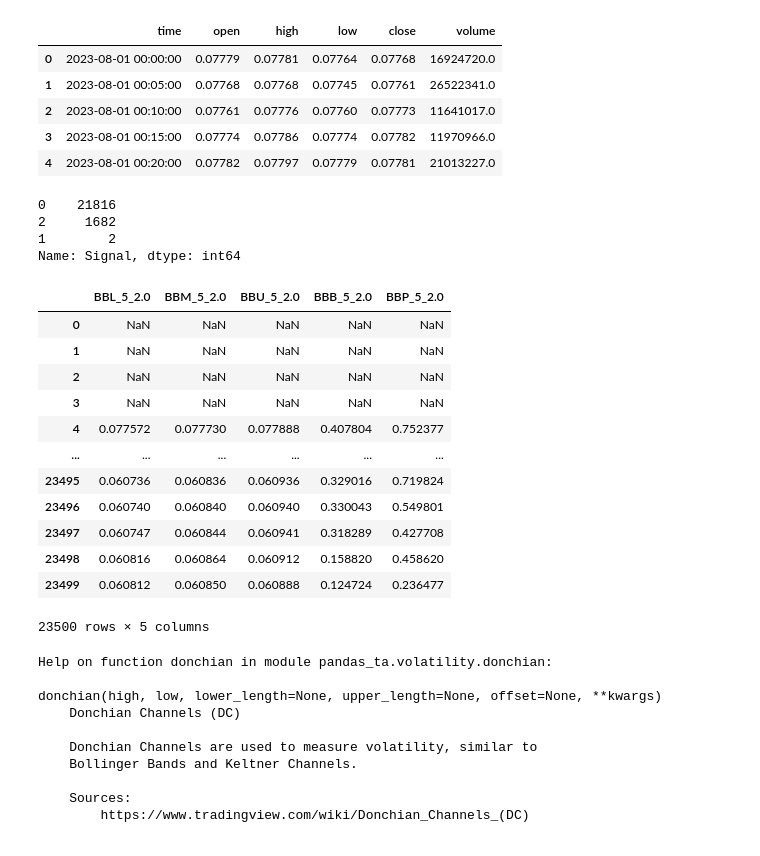
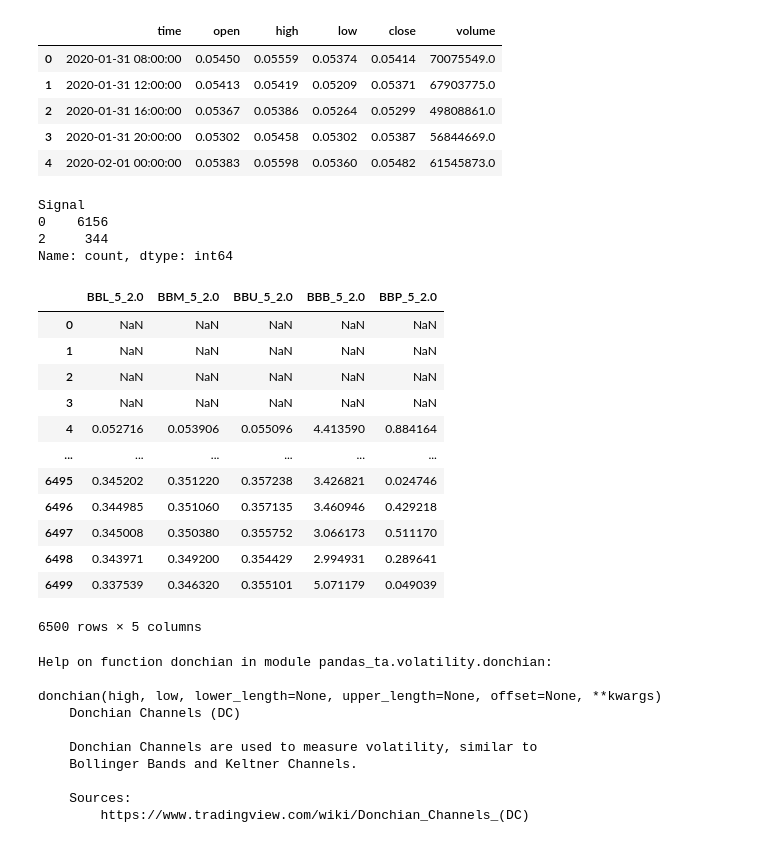
Before and after one commit to hibana2077/backtest-strategies, a Jupyter notebook: strategy/quick_scalping.ipynb, the cells around one changed output. Saved outputs shown, nothing was run; the diff lists cells and outputs as text; code cells hidden in the pictures.

```diff
--- a/strategy/quick_scalping.ipynb
+++ b/strategy/quick_scalping.ipynb
@@ -1,16 +1,17 @@
 # %%
 import pandas as pd
+import pandas_ta as ta
 import numpy as np
 
-path = '../data/DOGEUSDT_5m.csv'
+path = '../data/ADAUSDT_4h.csv'
 symbol = path.split('/')[-1].split('_')[0].replace('USDT', '')
 df = pd.read_csv(path)
 df.head()
 # %% [output]
 |  | time | open | high | low | close | volume |
-| 0 | 2023-08-01 00:00:00 | 0.07779 | 0.07781 | 0.07764 | 0.07768 | 16924720.0 |
-| 1 | 2023-08-01 00:05:00 | 0.07768 | 0.07768 | 0.07745 | 0.07761 | 26522341.0 |
-| 2 | 2023-08-01 00:10:00 | 0.07761 | 0.07776 | 0.07760 | 0.07773 | 11641017.0 |
-| 3 | 2023-08-01 00:15:00 | 0.07774 | 0.07786 | 0.07774 | 0.07782 | 11970966.0 |
-| 4 | 2023-08-01 00:20:00 | 0.07782 | 0.07797 | 0.07779 | 0.07781 | 21013227.0 |
+| 0 | 2020-01-31 08:00:00 | 0.05450 | 0.05559 | 0.05374 | 0.05414 | 70075549.0 |
+| 1 | 2020-01-31 12:00:00 | 0.05413 | 0.05419 | 0.05209 | 0.05371 | 67903775.0 |
+| 2 | 2020-01-31 16:00:00 | 0.05367 | 0.05386 | 0.05264 | 0.05299 | 49808861.0 |
+| 3 | 2020-01-31 20:00:00 | 0.05302 | 0.05458 | 0.05302 | 0.05387 | 56844669.0 |
+| 4 | 2020-02-01 00:00:00 | 0.05383 | 0.05598 | 0.05360 | 0.05482 | 61545873.0 |
 # %%
@@ -33,10 +32,10 @@ df['ADX'] = df.ta.adx()['ADX_14']
 # %%
 df['Signal'].value_counts()
 # %% [output]
-0    21816
-2     1682
-1        2
-Name: Signal, dtype: int64
+Signal
+0    6156
+2     344
+Name: count, dtype: int64
 # %%
 df.ta.bbands()
 # %% [output]
@@ -45,14 +44,14 @@ df.ta.bbands()
 | 1 | NaN | NaN | NaN | NaN | NaN |
 | 2 | NaN | NaN | NaN | NaN | NaN |
 | 3 | NaN | NaN | NaN | NaN | NaN |
-| 4 | 0.077572 | 0.077730 | 0.077888 | 0.407804 | 0.752377 |
+| 4 | 0.052716 | 0.053906 | 0.055096 | 4.413590 | 0.884164 |
 | ... | ... | ... | ... | ... | ... |
-| 23495 | 0.060736 | 0.060836 | 0.060936 | 0.329016 | 0.719824 |
-| 23496 | 0.060740 | 0.060840 | 0.060940 | 0.330043 | 0.549801 |
-| 23497 | 0.060747 | 0.060844 | 0.060941 | 0.318289 | 0.427708 |
-| 23498 | 0.060816 | 0.060864 | 0.060912 | 0.158820 | 0.458620 |
-| 23499 | 0.060812 | 0.060850 | 0.060888 | 0.124724 | 0.236477 |
+| 6495 | 0.345202 | 0.351220 | 0.357238 | 3.426821 | 0.024746 |
+| 6496 | 0.344985 | 0.351060 | 0.357135 | 3.460946 | 0.429218 |
+| 6497 | 0.345008 | 0.350380 | 0.355752 | 3.066173 | 0.511170 |
+| 6498 | 0.343971 | 0.349200 | 0.354429 | 2.994931 | 0.289641 |
+| 6499 | 0.337539 | 0.346320 | 0.355101 | 5.071179 | 0.049039 |
-23500 rows × 5 columns
+6500 rows × 5 columns
 # %%
 help(ta.donchian)
 # %% [output]
```
Also changed, not shown: parts of 8 cells of this notebook, 2 other files.
